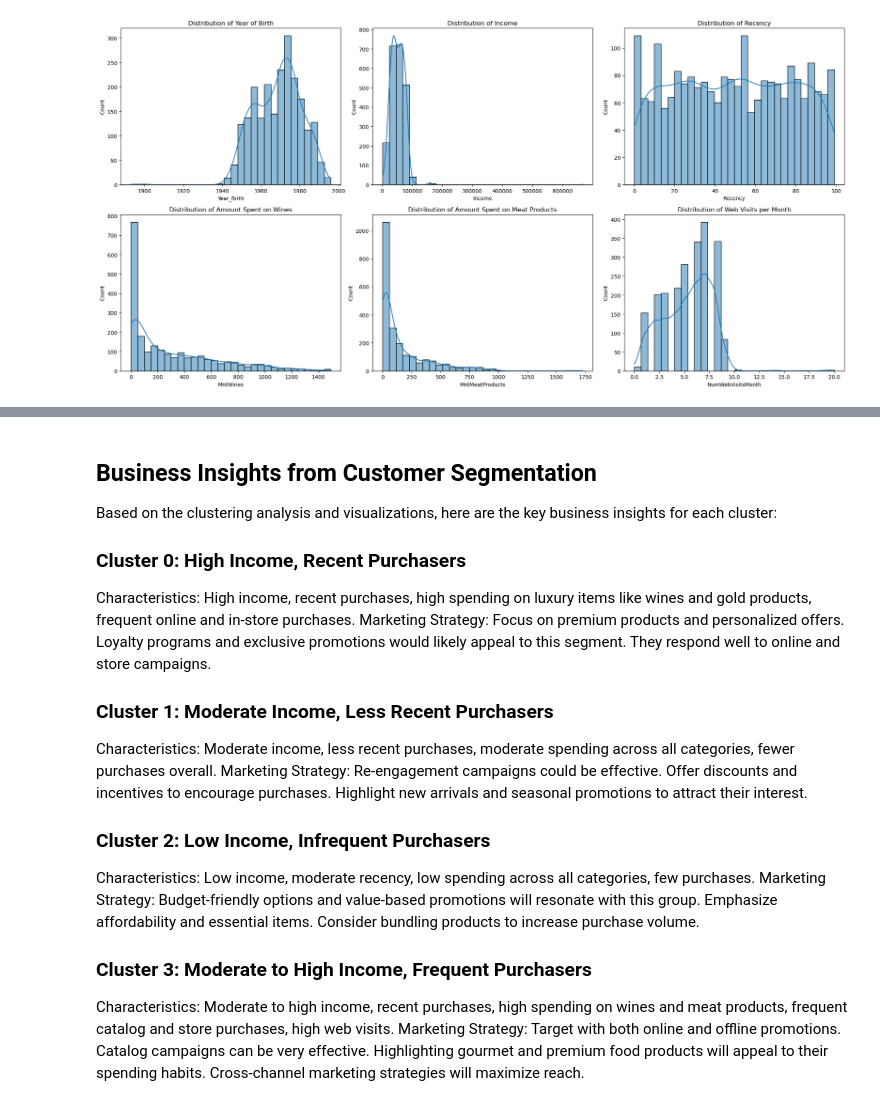
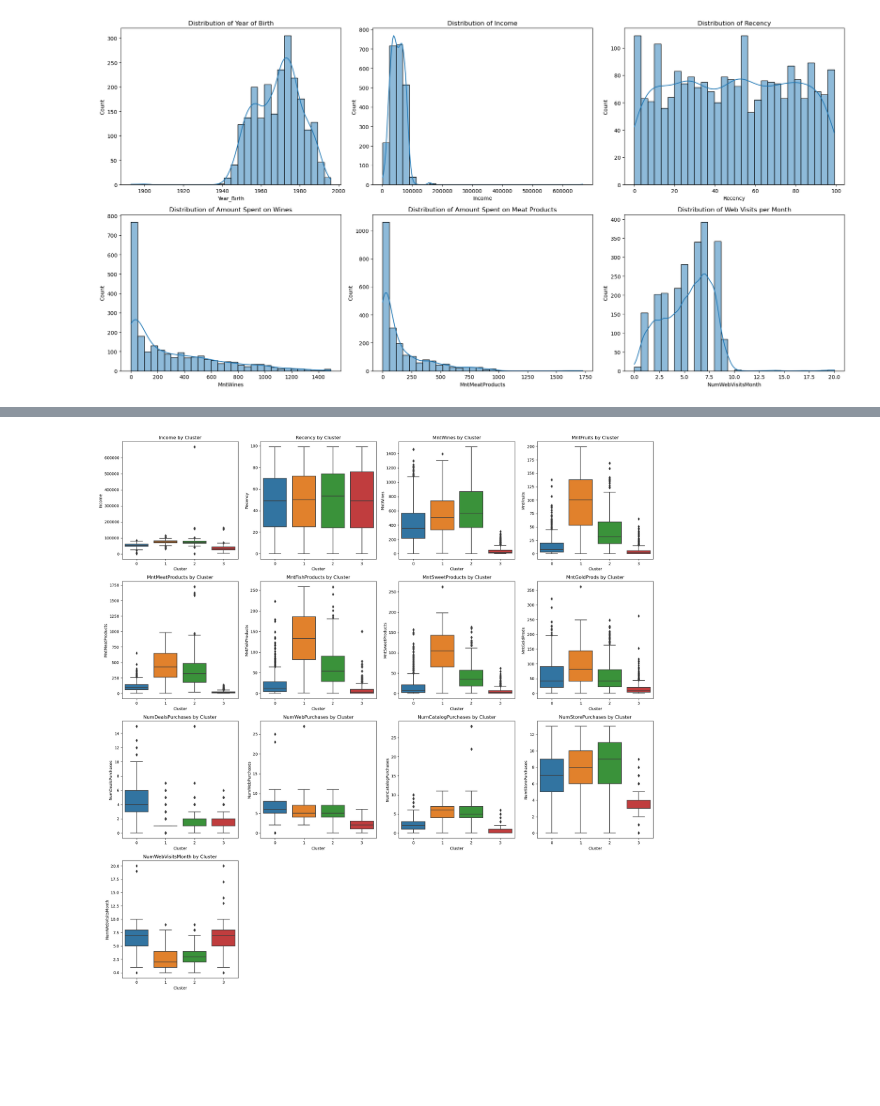
Before and after one commit to ulkukurt/Customer-Segmentation-Clustering, a Jupyter notebook: Customer Segmentation - Clustering.ipynb, the cells around one changed output, grey strips where cells are left out. Saved outputs shown, nothing was run; the diff lists cells and outputs as text; code cells hidden in the pictures; blank space fills up the shorter version.

```diff
--- a/Customer Segmentation - Clustering.ipynb
+++ b/Customer Segmentation - Clustering.ipynb
@@ -11,7 +11,7 @@
 import pandas as pd
 
 # Load the dataset
-file_path = "marketing_campaign.csv"
+file_path = r"marketing_campaign.csv"
 data = pd.read_csv(file_path, delimiter='\t')
 
 # Display the first few rows and summary information about the dataset
@@ -177,7 +180,10 @@ imputer = SimpleImputer(strategy='mean')
 data['Income'] = imputer.fit_transform(data[['Income']])
 
 # Selecting features for segmentation
-features = data[['Income', 'Recency', 'MntWines', 'MntFruits', 'MntMeatProducts', 'MntFishProducts', 'MntSweetProducts', 'MntGoldProds', 'NumDealsPurchases', 'NumWebPurchases', 'NumCatalogPurchases', 'NumStorePurchases', 'NumWebVisitsMonth']]
+features = data[['Income', 'Recency', 'MntWines', 'MntFruits',
+                 'MntMeatProducts', 'MntFishProducts', 'MntSweetProducts',
+                 'MntGoldProds', 'NumDealsPurchases', 'NumWebPurchases', 'NumCatalogPurchases',
+                 'NumStorePurchases', 'NumWebVisitsMonth']]
 
 # Standardizing the features
 scaler = StandardScaler()
@@ -209,5 +215,6 @@ data['Cluster'] = kmeans.fit_predict(scaled_features)
 
 # Analyzing the characteristics of each cluster
 cluster_analysis = data.groupby('Cluster').mean()
+print(cluster_analysis)
 # %% [output]
 [figure]
@@ -299,20 +238,22 @@ plt.show()
-# %% [markdown]
-
-## Business Insights from Customer Segmentation
-Based on the clustering analysis and visualizations, here are the key business insights for each cluster:
-
-### Cluster 0: High Income, Recent Purchasers
-Characteristics: High income, recent purchases, high spending on luxury items like wines and gold products, frequent online and in-store purchases.
-Marketing Strategy: Focus on premium products and personalized offers. Loyalty programs and exclusive promotions would likely appeal to this segment. They respond well to online and store campaigns.
-
-### Cluster 1: Moderate Income, Less Recent Purchasers
-Characteristics: Moderate income, less recent purchases, moderate spending across all categories, fewer purchases overall.
-Marketing Strategy: Re-engagement campaigns could be effective. Offer discounts and incentives to encourage purchases. Highlight new arrivals and seasonal promotions to attract their interest.
-
-### Cluster 2: Low Income, Infrequent Purchasers
-Characteristics: Low income, moderate recency, low spending across all categories, few purchases.
-Marketing Strategy: Budget-friendly options and value-based promotions will resonate with this group. Emphasize affordability and essential items. Consider bundling products to increase purchase volume.
-
-### Cluster 3: Moderate to High Income, Frequent Purchasers
-Characteristics: Moderate to high income, recent purchases, high spending on wines and meat products, frequent catalog and store purchases, high web visits.
-Marketing Strategy: Target with both online and offline promotions. Catalog campaigns can be very effective. Highlighting gourmet and premium food products will appeal to their spending habits. Cross-channel marketing strategies will maximize reach.
+# %%
+import matplotlib.pyplot as plt
+import seaborn as sns
+
+# List of features to plot
+features = ['Income', 'Recency', 'MntWines', 'MntFruits', 'MntMeatProducts', 'MntFishProducts', 'MntSweetProducts', 'MntGoldProds', 'NumDealsPurchases', 'NumWebPurchases', 'NumCatalogPurchases', 'NumStorePurchases', 'NumWebVisitsMonth']
+
+# Setting up the matplotlib figure
+plt.figure(figsize=(20, 20))
+
+# Loop through the features and create a boxplot for each
+for i, feature in enumerate(features):
+    plt.subplot(4, 4, i + 1)
+    sns.boxplot(x='Cluster', y=feature, data=data)
+    plt.title(f'{feature} by Cluster')
+    plt.xlabel('Cluster')
+    plt.ylabel(feature)
+
+plt.tight_layout()
+plt.show()
+# %% [output]
+[figure, added]
```
Also changed, not shown: parts of 4 cells of this notebook.
